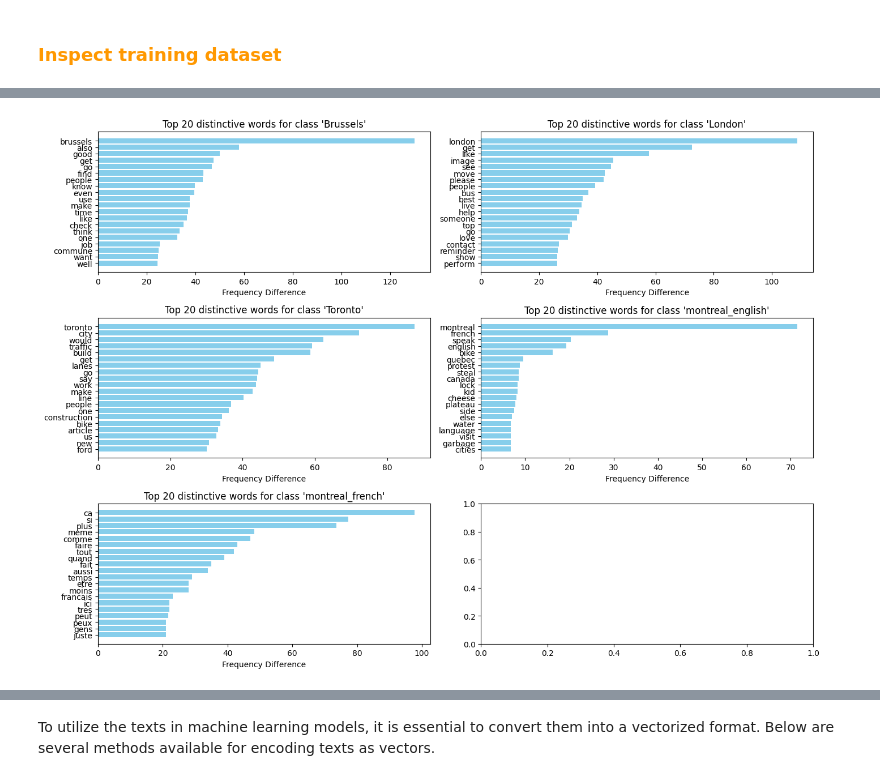
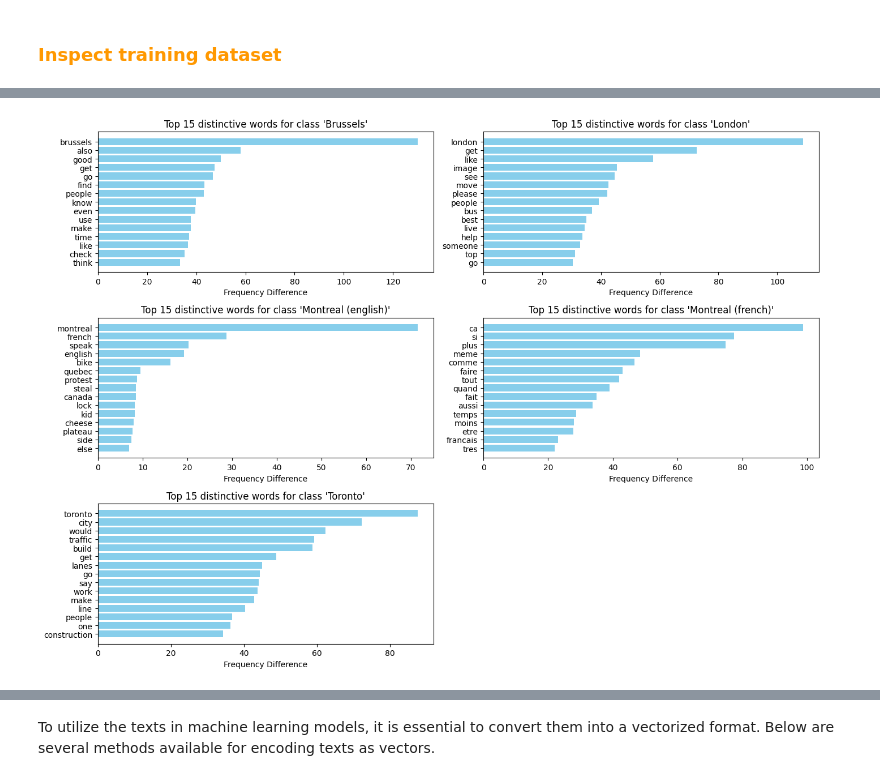
Before and after one commit to corentinlatimier17/ECSE551-MINI-PROJECT_2, a Jupyter notebook: codes/miniproject2.ipynb, the cells around one changed output, grey strips where cells are left out. Drawn from its saved outputs; the diff is of its cells as text; code cells hidden in the pictures.

Commit message:
clean up - Naive Bayes finished

```diff
--- a/codes/miniproject2.ipynb
+++ b/codes/miniproject2.ipynb
@@ -390,23 +327,7 @@ plot_most_important_words_per_class_tfidf(20, texts_train, subreddits_train)
 # %%
-class LemmaTokenizer:
-    def __init__(self, stopwords=None):
-        self.wnl = WordNetLemmatizer()
-        self.stop_words = stopwords
-
-    def __call__(self, doc):
-        # Tokenize the document and apply lemmatization and filtering
-        return [
-            self.wnl.lemmatize(t, pos="v") for t in word_tokenize(doc)
-            if t.isalpha() and t.lower() not in self.stop_words
-        ]
-
-# Function to plot most distinctive words for each class using word frequency
-
-# improvement to look at  -> use a weighted score for montréal to select more english words or something like that
-
 def classify_language(comment):
     language, _ = langid.classify(comment)
-    return 'montreal_english' if language == 'en' else 'montreal_french' if language == 'fr' else 'montreal_english'
+    return 'Montreal (english)' if language == 'en' else 'Montreal (french)' if language == 'fr' else 'Montreal (english)'
 
 # Modify the labels for comments in the Montreal class
 subreddits_mtl_distinct = []  # To hold modified labels
@@ -418,8 +339,7 @@ for comment, label in zip(texts_train, subreddits_train):
     else:
         subreddits_mtl_distinct.append(label)
 
-
-def plot_most_distinctive_words_frequency(top_n_plot, texts_train, y_train, top_n_selected):
+def plot_most_distinctive_words_frequency(top_n_plot, texts_train, y_train, top_n_selected, plots=True):
     unique_labels = sorted(set(y_train))  # Get unique classes
     label_texts = {label: [] for label in unique_labels}  # Dictionary to hold texts per class
 
@@ -449,66 +369,59 @@ def plot_most_distinctive_words_frequency(top_n_plot, texts_train, y_train, top_
     # List to hold the top distinctive words across all classes
     all_distinctive_words = []
 
-    # Set up the figure with subplots
-    fig, axes = plt.subplots(3, 2, figsize=(14, 10))  # Adjust grid size if needed
-    axes = axes.flatten()  # Flatten axes array for easy indexing
+    if plots:
+        # Set up the figure with subplots
+        n_labels = len(unique_labels)
+        n_cols = 2  # Number of columns for subplots
+        n_rows = (n_labels + n_cols - 1) // n_cols  # Calculate number of rows required
+        fig, axes = plt.subplots(n_rows, n_cols, figsize=(14, 10))  # Adjust grid size
+        axes = axes.flatten()  # Flatten axes array for easy indexing
 
     for i, label in enumerate(unique_labels):
         # Calculate distinctiveness by comparing word frequency of this class to the average in other classes
         other_classes = [lbl for lbl in unique_labels if lbl != label]
 
-        if label=="montreal_english":
-            avg_freq_other_classes = np.mean([word_frequencies[other_label] for other_label in other_classes if other_label!="montreal_french"], axis=0)
-        if label=="montreal_french":
-            avg_freq_other_classes = np.mean([word_frequencies[other_label] for other_label in other_classes  if other_label!="montreal_english"], axis=0)
+        if label == "montreal_english":
+            avg_freq_other_classes = np.mean([word_frequencies[other_label] for other_label in other_classes if other_label != "montreal_french"], axis=0)
+        elif label == "montreal_french":
+            avg_freq_other_classes = np.mean([word_frequencies[other_label] for other_label in other_classes if other_label != "montreal_english"], axis=0)
         else:
             avg_freq_other_classes = np.mean([word_frequencies[other_label] for other_label in other_classes], axis=0)
 
         # Calculate distinctiveness score (frequency in this class minus average frequency in other classes)
         distinctiveness_scores = word_frequencies[label] - avg_freq_other_classes
 
         # Get the indices of the top N distinctive words
-        if label=="montreal_english" or label=="montreal_french":
+        if label == "montreal_english" or label == "montreal_french":
             top_n_selected_mtl = int(top_n_selected*0.6)
             top_indices = np.argsort(distinctiveness_scores)[-top_n_selected_mtl:][::-1]  # Indices of top N scores in descending order
         else:
             top_indices = np.argsort(distinctiveness_scores)[-top_n_selected:][::-1]  # Indices of top N scores in descending order
 
         # Select the top N distinctive words and their scores
         distinctive_words = [feature_names[idx] for idx in top_indices]
         distinctive_scores = [distinctiveness_scores[idx] for idx in top_indices]
 
         # Extend the all_distinctive_words list with the current class's words
         all_distinctive_words.extend(distinctive_words)
 
-        # Plot in the subplot
-        ax = axes[i]
-        ax.barh(distinctive_words[0:top_n_plot], distinctive_scores[0:top_n_plot], color='skyblue')
-        ax.set_xlabel("Frequency Difference")
-        ax.set_title(f"Top {top_n_plot} distinctive words for class '{label}'")
-        ax.invert_yaxis()  # Invert y-axis to have the most distinctive words on top
-
-    # Adjust layout and show the figure
-    plt.tight_layout()
-    plt.show()
+        if plots:
+            ax = axes[i]
+            ax.barh(distinctive_words[0:top_n_plot], distinctive_scores[0:top_n_plot], color='skyblue')
+            ax.set_xlabel("Frequency Difference")
+            ax.set_title(f"Top {top_n_plot} distinctive words for class '{label}'")
+            ax.invert_yaxis()  # Invert y-axis to have the most distinctive words on top
+            # Adjust layout and show the figure
+    if plots:
+        for j in range(i + 1, len(axes)):
+            axes[j].axis('off')
+        plt.tight_layout()
+        plt.show()
 
     # Return the merged list of top distinctive words across all classes
     return list(set(all_distinctive_words))  # Convert to set to remove duplicates and back to list
 
 
-# Call the function to plot top distinctive words for each class
-vocab = np.array(plot_most_distinctive_words_frequency(20, texts_train, subreddits_mtl_distinct, top_n_selected=450))
-print(np.unique(vocab).shape)
-
-vectorizer = CountVectorizer(
-    binary=True, # vectorized vector must be binary for Naive Bayes
-    lowercase=True, # words must be in lowercases
-    vocabulary=vocab
-)
-
-x_train_distinctiveness = vectorizer.fit_transform(texts_train)
-x_test_distinctiveness = vectorizer.transform(texts_test)
-
-print(f"Approach 1 : vectorized training dataset has {x_train_distinctiveness.shape[1]} tokens/features")
+plot_most_distinctive_words_frequency(15, texts_train, subreddits_mtl_distinct, top_n_selected=500, plots=True)
 # %% [output]
-[figure, old version]
+[figure, new version]
```
Also changed, not shown: parts of 34 cells of this notebook, 8 other files.
